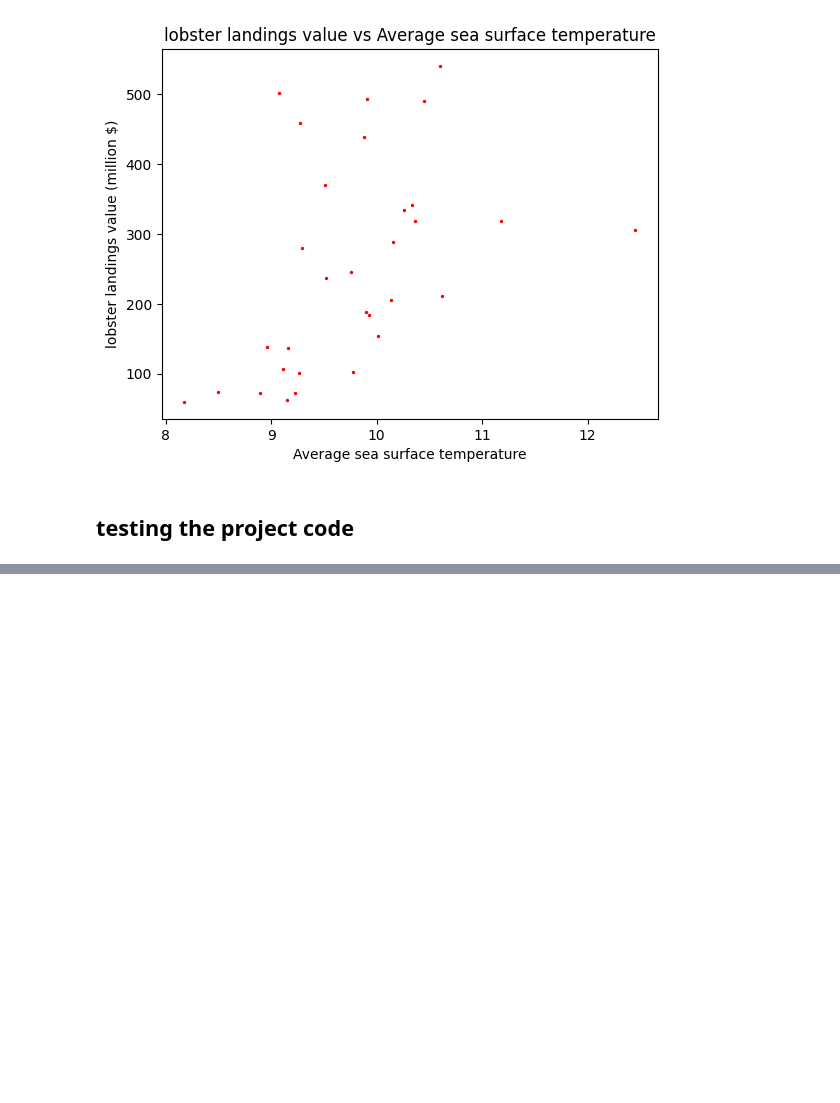
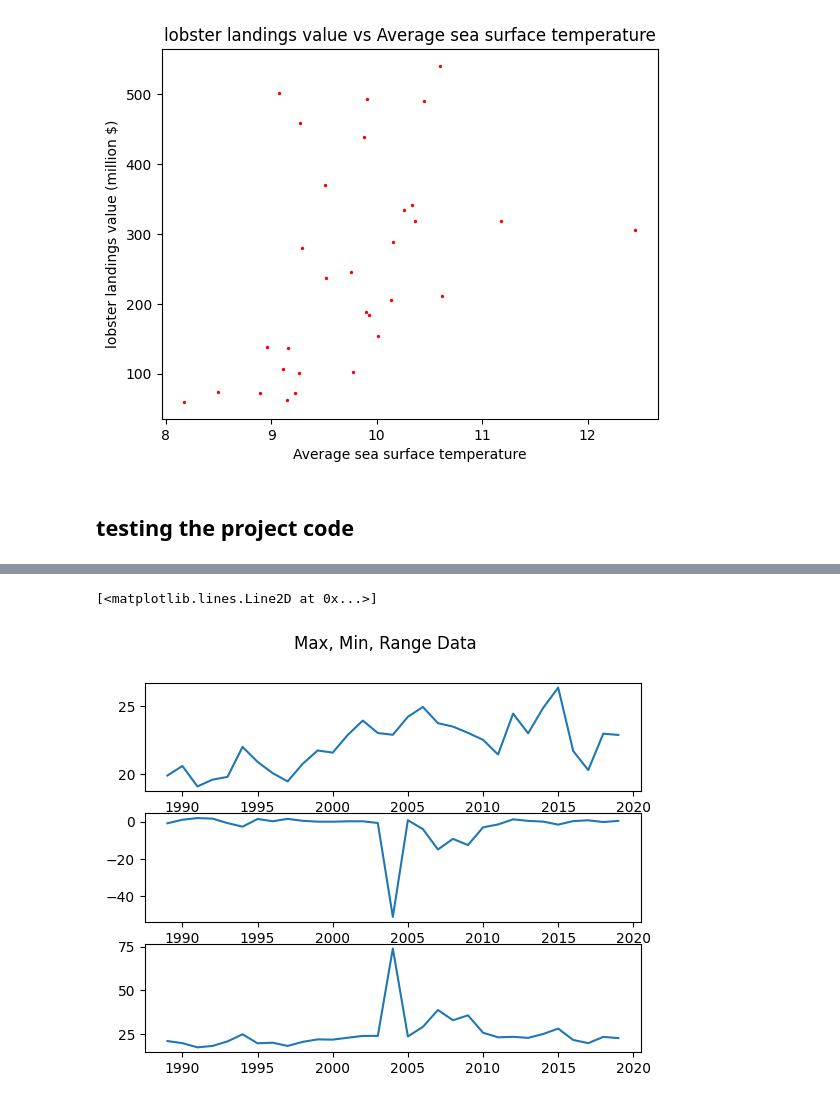
Before and after one commit to emgrotto/maine-lobster-mlr, a Jupyter notebook: Data_Exploration.ipynb, the cells around one changed output, grey strips where cells are left out. Saved outputs shown, nothing was run; the diff lists cells and outputs as text; code cells hidden in the pictures; blank space fills up the shorter version.

Commit message:
some clean up of the data extraction and calculated temp extremes

```diff
--- a/Data_Exploration.ipynb
+++ b/Data_Exploration.ipynb
@@ -251,0 +269,5 @@ percent_area_1989_2019 = percent_area_all[index_cei_start:index_cei_end]
+# %%
+years, lobsters, water_temp = extract_lobster_data()
+cei                         = extract_cei_data()
+
+sea_avg_max, sea_avg_min, sea_avg_avg, sea_max_max, sea_min_min, sea_max_range = extract_sea_surface_temperature_data()
@@ -251,0 +292,9 @@ percent_area_1989_2019 = percent_area_all[index_cei_start:index_cei_end]
+# %%
+fig, axs = plt.subplots(3)
+fig.suptitle('Max, Min, Range Data')
+axs[0].plot(years, sea_max_max)
+axs[1].plot(years, sea_min_min)
+axs[2].plot(years, sea_max_range)
+# %% [output]
+[<matplotlib.lines.Line2D at 0x...>]
+[figure, added]
```
Also changed, not shown: parts of 3 cells of this notebook, 3 other files.
